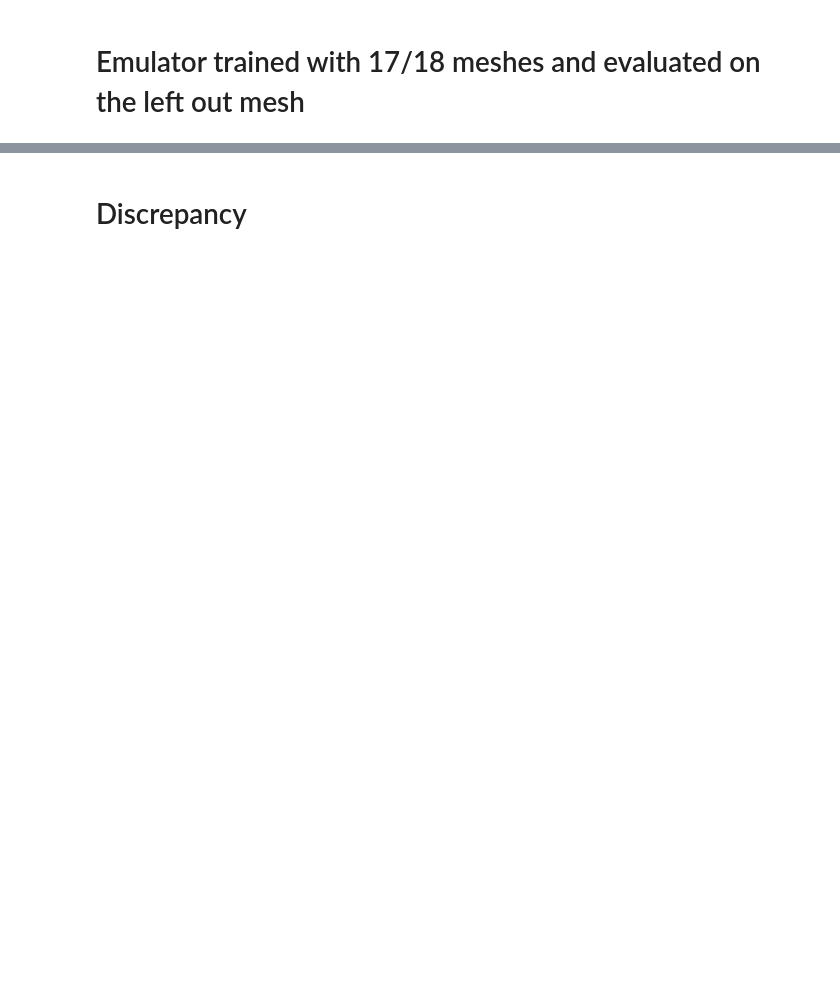
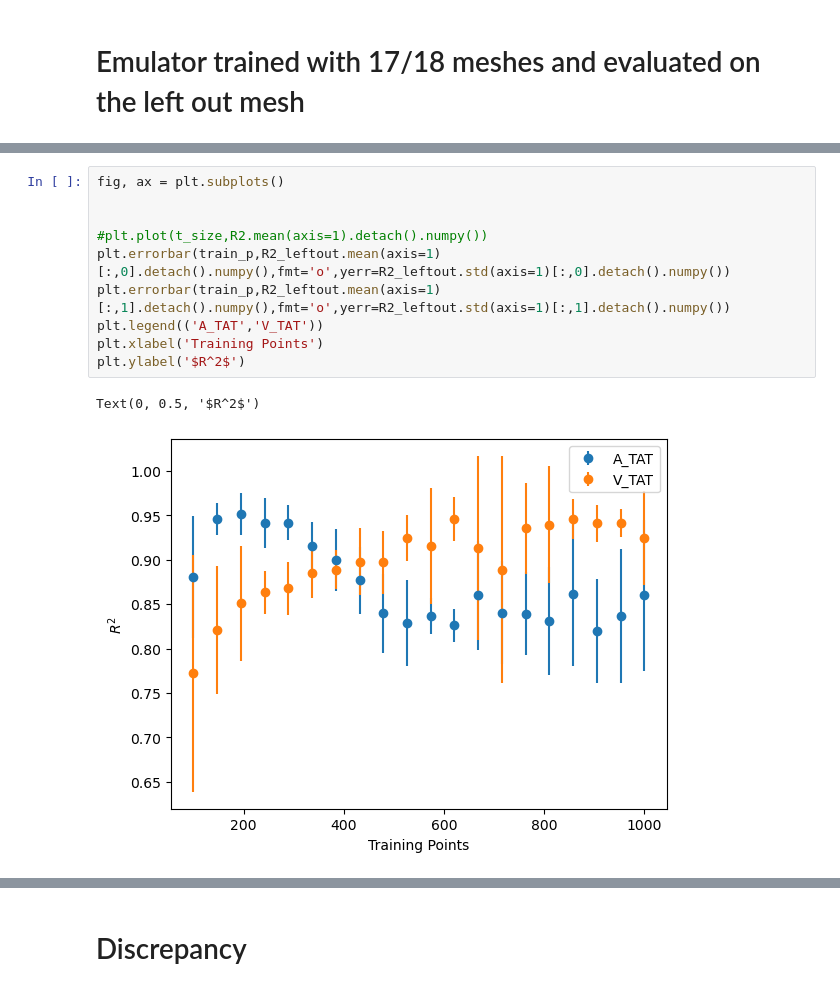
Before and after one commit to cwlanyon/GPyEm, a Jupyter notebook: Figures for Cohort Emulation Paper.ipynb, the cells around one changed output, grey strips where cells are left out. Drawn from its saved outputs; the diff is of its cells as text; blank space fills up the shorter version.

```diff
--- a/Figures for Cohort Emulation Paper.ipynb
+++ b/Figures for Cohort Emulation Paper.ipynb
@@ -247,0 +471,13 @@ all_input[:0]+all_input[1:]
+# %%
+fig, ax = plt.subplots()
+
+
+#plt.plot(t_size,R2.mean(axis=1).detach().numpy())
+plt.errorbar(train_p,R2_leftout.mean(axis=1)[:,0].detach().numpy(),fmt='o',yerr=R2_leftout.std(axis=1)[:,0].detach().numpy())
+plt.errorbar(train_p,R2_leftout.mean(axis=1)[:,1].detach().numpy(),fmt='o',yerr=R2_leftout.std(axis=1)[:,1].detach().numpy())
+plt.legend(('A_TAT','V_TAT'))
+plt.xlabel('Training Points')
+plt.ylabel('$R^2$')
+# %% [output]
+Text(0, 0.5, '$R^2$')
+[figure, added]
```
Also changed, not shown: parts of 58 cells of this notebook, 36 other files.
